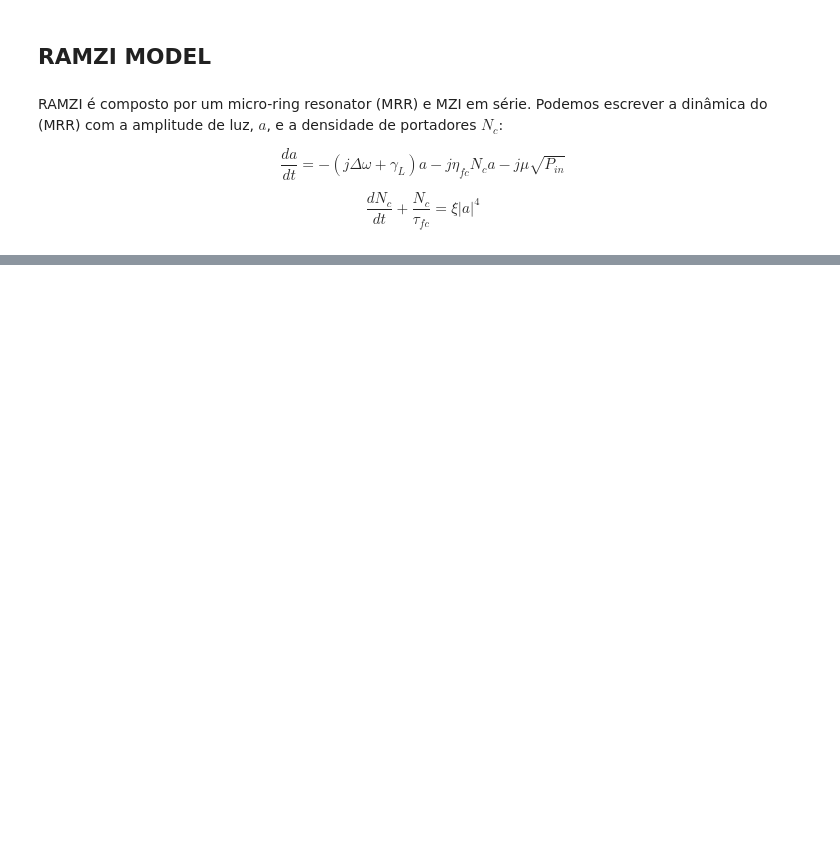
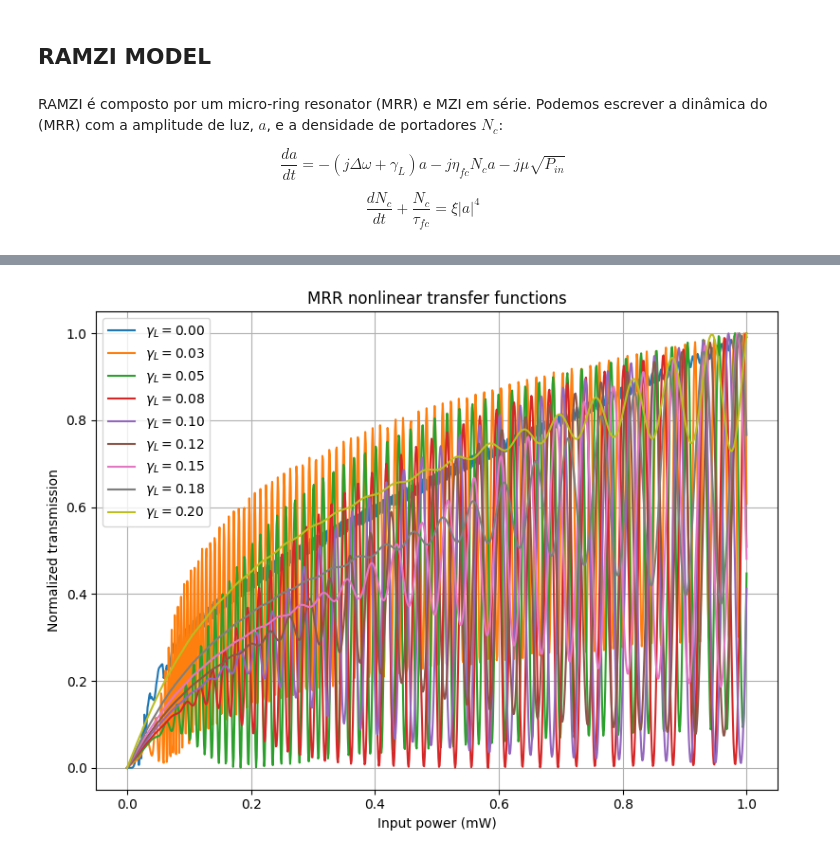
Before and after one commit to EriCand-Ss/TCC, a Jupyter notebook: Paper algorithm/calculation.ipynb, the cells around one changed output, grey strips where cells are left out. Saved outputs shown, nothing was run; the diff lists cells and outputs as text; code cells hidden in the pictures; blank space fills up the shorter version.

```diff
--- a/Paper algorithm/calculation.ipynb
+++ b/Paper algorithm/calculation.ipynb
@@ -115,0 +162,70 @@ plt.show()
+# %%
+GammaL = np.linspace(0,0.2,9)       # perda linear
+eta_fc = 3.0        # efeito dos portadores
+mu = 2.5            # acoplamento
+tau_fc = 5.0        # tempo de vida
+xi = 0.8            # geração de portadores
+delta_set = 0
+
+# Potência de entrada (mW)
+Pin = np.linspace(0.0, 0.2, 1000)
+
+plt.figure(figsize=(8,6))
+
+for gammaL in GammaL:
+
+    transmission = []
+
+    for P in Pin:
+
+        # Estado:
+        # y[0] = Re(a)
+        # y[1] = Im(a)
+        # y[2] = Nc
+
+        def model(t, y):
+
+            ar = y[0]
+            ai = y[1]
+            Nc = y[2]
+
+            a = ar + 1j*ai
+
+            da = -(1j*Delta + gammaL)*a \
+                 -1j*eta_fc*Nc*a \
+                 -1j*mu*np.sqrt(P)
+
+            dNc = xi*np.abs(a)**4 - Nc/tau_fc
+
+            return [
+                np.real(da),
+                np.imag(da),
+                dNc
+            ]
+
+        sol = solve_ivp(model,[0,100],[0,0,0],method="RK45")
+
+        ar = sol.y[0,-1]
+        ai = sol.y[1,-1]
+
+        a = ar + 1j*ai
+
+        # transmissão aproximada
+        T = np.abs(a)**2
+
+        transmission.append(T)
+
+    transmission = np.array(transmission)
+    transmission /= transmission.max()
+
+    plt.plot(Pin/max(Pin), transmission, label= rf"$\gamma_L = {gammaL:.2f}$")
+
+plt.xlabel("Input power (mW)")
+plt.ylabel("Normalized transmission")
+plt.title("MRR nonlinear transfer functions")
+plt.grid(True)
+plt.legend()
+plt.tight_layout()
+plt.show()
+# %% [output]
+[figure, added]
```
Also changed, not shown: parts of 17 cells of this notebook.
